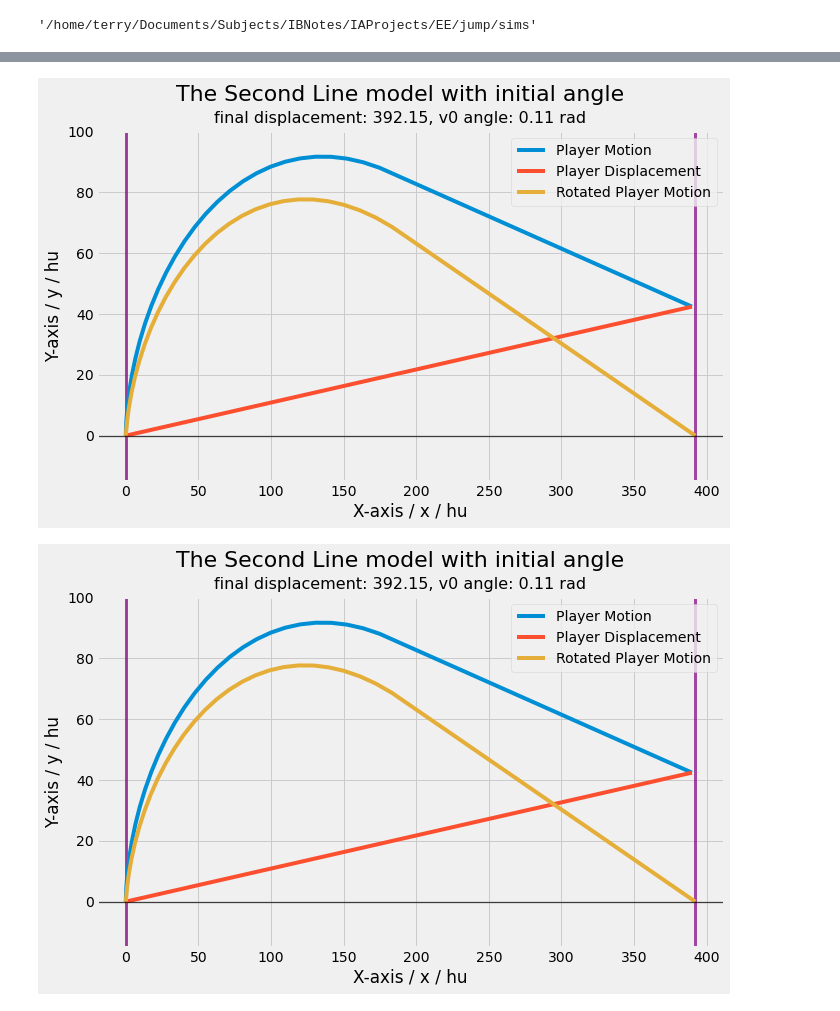
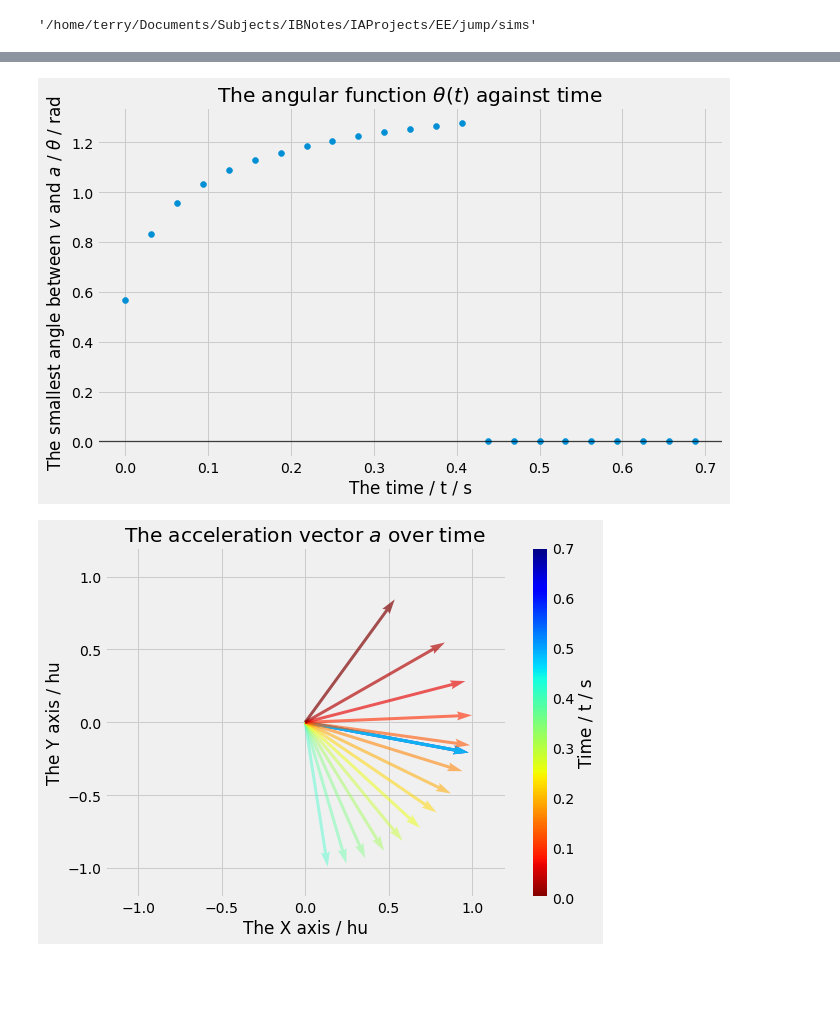
Before and after one commit to Troppydash/IAProjects, a Jupyter notebook: EE/jump/sims/graphing.ipynb, the cells around one changed output, grey strips where cells are left out. Cells and saved outputs as stored; diff of their text form; code cells hidden in the pictures; blank space fills up the shorter version.

```diff
--- a/EE/jump/sims/graphing.ipynb
+++ b/EE/jump/sims/graphing.ipynb
@@ -5,7 +5,7 @@ import scipy.integrate as integrate
 
 from matplotlib.pyplot import figtext
 
-plt.rcParams['text.usetex'] = True
+plt.rcParams['text.usetex'] = False
 # %%
 %matplotlib inline
 
@@ -15,7 +15,7 @@ from functools import wraps
 
 
 def auto_save(dpi: int = 600):
-    def decorator(fn):
+    def decorator(fn=None):
         @wraps(fn)
         def wrapper(*args, **kwargs):
             figure = fn(*args, **kwargs)
@@ -846,33 +882,96 @@ def step_by_step_edge():
     ax.axvline(x=0, color='purple', linewidth=3, alpha=0.7)
     ax.axvline(x=mag, color='purple', linewidth=3, alpha=0.7)
     ax.plot(xs, ys, label="Player Motion")
 
     rxs = [d[0] for d in rotated_data]
     rys = [d[1] for d in rotated_data]
 
     ax.plot([0, pos[0]], [0, pos[1]], label="Player Displacement")
     ax.plot(rxs, rys, label="Rotated Player Motion")
 
 
     ax.legend()
 
     ax.axhline(y=0, color='black', linewidth=1.3, alpha=0.7)
 
     ax.legend(loc="upper right")
 
 
     # add titles
     figtext(0.5, 0.95, 'The Second Line model with initial angle', fontsize=22,
             ha='center')
     figtext(0.5, 0.9, f'final displacement: {round(mag, 2)}, v0 angle: {round(angle,2)} rad', fontsize=16,
             ha='center')
     # ax.set_title("The Straight Line model")
     ax.set_xlabel("X-axis / x / hu")
     ax.set_ylabel("Y-axis / y / hu")
 
     return fig
 
-step_by_step_edge()
+@auto_save()
+def step_by_step_acc_v():
+    best = best_k()
+
+    pos, data = simulate_discrete_euler_step_w(step_step_w_psi(best), 1/64)
+
+    data = data[::2]
+
+    xs = [d[1] for d in data]
+    ys = [d[2] for d in data]
+
+    fig = plt.figure(figsize=(8, 6))
+    ax = plt.gca()
+    colors = plt.cm.jet(np.linspace(0, 1, len(data)))
+    Q = ax.quiver([0] * len(data), [0] * len(data), list(reversed(xs)), list(reversed(ys)),
+     color=colors,  angles='xy', scale_units='xy', scale=1, alpha=np.arange(0.2, 0.7, 0.5 / len(data)),
+    )
+
+    cmap = plt.cm.jet_r
+    norm=plt.Normalize(vmin=0, vmax=0.7)
+
+    plt.colorbar(plt.cm.ScalarMappable(norm=norm, cmap=cmap), label="Time / t / s")
+    # for d in data[::4]:
+        # ax.quiverkey(Q, 0, 0, d[1], d[2], 'vector')
+
+    # ax.plot(xs, ys)
+    ax.set_title(f"The acceleration vector $a$ over time")
+    ax.set_ylabel("The Y axis / hu")
+    ax.set_xlabel("The X axis / hu")
+    ax.set_ylim(-1.2, 1.2)
+    ax.set_xlim(-1.2, 1.2)
+
+    return fig
+
+@auto_save()
+def step_by_step_acc():
+    best = best_k()
+
+    pos, data = simulate_discrete_euler_step_w(step_step_w_psi(best), 1/64)
+
+    data = data[::2]
+    ts = [d[0] for d in data]
+    xs = [d[1] for d in data]
+    ys = [d[2] for d in data]
+    angles = [d[3] for d in data]
+
+
+    fig = plt.figure(figsize=(10, 6))
+    ax = plt.gca()
+
+
+    ax.scatter(ts, angles)
+    ax.set_title(r"The angular function $\theta(t)$ against time")
+    ax.set_ylabel(r"The smallest angle between $v$ and $a$ / $\theta$ / rad")
+    ax.set_xlabel("The time / t / s")
+
+    ax.axhline(y=0, color='black', linewidth=1.3, alpha=0.7)
+
+    return fig
+
+
+# step_by_step_edge()
+step_by_step_acc_v()
+step_by_step_acc()
 # %% [output]
-[figure, old version]
+[figure, new version]
-[figure, old version]
+[figure, new version]
```
Also changed, not shown: parts of 5 cells of this notebook, 5 other files.
